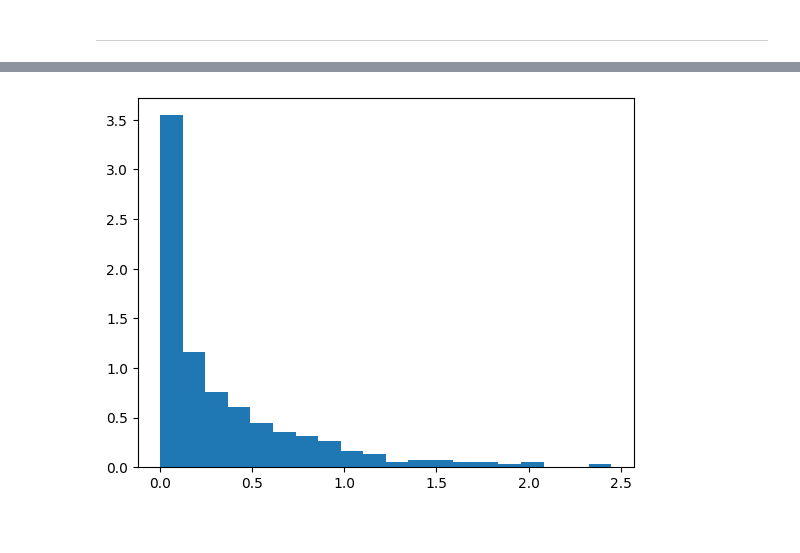
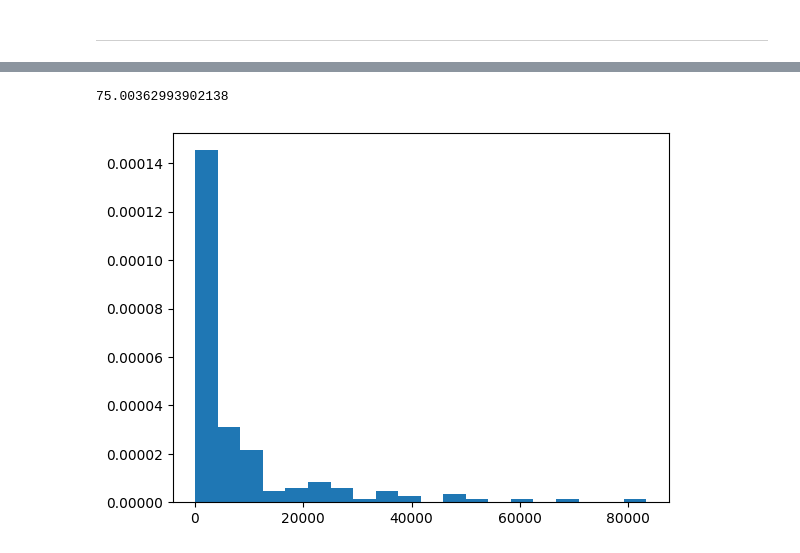
Before and after one commit to goessl/challenge-question, a Jupyter notebook: going_vectorial/degree_3/rho3_implicit_fit.ipynb, the cells around one changed output, grey strips where cells are left out. Cells and saved outputs as stored; diff of their text form; code cells hidden in the pictures.

```diff
--- a/going_vectorial/degree_3/rho3_implicit_fit.ipynb
+++ b/going_vectorial/degree_3/rho3_implicit_fit.ipynb
@@ -187,2 +203,11 @@ for g, T in islice(zip(gs, Ts), 10):
 # %% [markdown]
 ---
+# %%
+p = ImplicitPolynomial(4)
+#errors at degrees
+#1: 0.025755734361205623
+#2: 0.0003061402633815249
+#3: 1.270077377801504e-26
+#4: 2.4513339832974906e-26
+p.fit(X_train)
+np.var(p.predict(X_test))
@@ -188,0 +216,13 @@ for g, T in islice(zip(gs, Ts), 10):
+# %%
+expr, poly, variables = to_sympy(
+    p,
+    variable_names=[
+        'g1', 'g2', 'g3', 'g4', 'g5', 'g6', 'T'
+    ],
+)
+poly = sp.Poly.from_dict(
+    {k:v for k, v in poly.as_dict().items() if abs(float(v))>1e-10},
+    *poly.gens
+)
+poly = sp.Poly(poly, sp.Symbol('T'))
+poly
@@ -188,0 +231,3 @@ for g, T in islice(zip(gs, Ts), 10):
+# %%
+poly /= poly.as_dict()[4,]
+poly
@@ -188,0 +236,3 @@ for g, T in islice(zip(gs, Ts), 10):
+# %%
+for g, T in islice(zip(gs, Ts), 10):
+    print(poly.subs(dict(zip(sp.symbols(f'g:{len(g)}'), g)) | {sp.Symbol('T'):T}))
@@ -189,15 +250,15 @@ for g, T in islice(zip(gs, Ts), 10):
 # %%
 from cq.symbolic import vecabsq
-import matplotlib.pyplot as plt
-from tqdm.notebook import trange
 
 norms = []
-for i in trange(1000):
+for i in trange(200):
     g = gs[-i]
-    tmp = sp.Poly(poly.subs({sp.Symbol(f'g{j}'):g[j] for j in range(len(g))}), sp.Symbol('T'))
-    norms.append(float(vecabsq(tmp.as_list())))
+    p = sp.Poly(poly.subs(dict(zip(sp.symbols(f'g:{len(g)}'), g))), sp.Symbol('T'))
+    norms.append(float(vecabsq(p.as_list())))
 
+print(min(norms))
 plt.hist(norms, density=True, bins=20)
 plt.show()
 # %% [output]
+75.00362993902138
-[figure, old version]
+[figure, new version]
```
Also changed, not shown: parts of 12 cells of this notebook, 9 other files.
